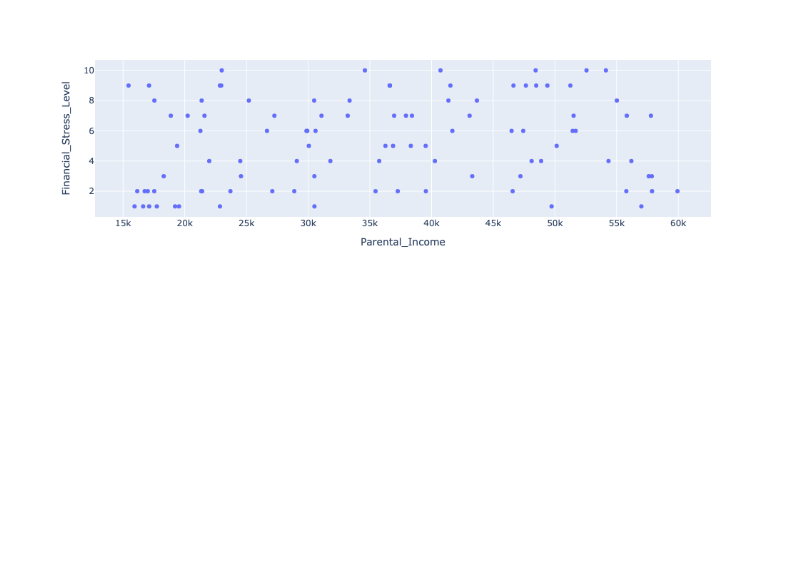
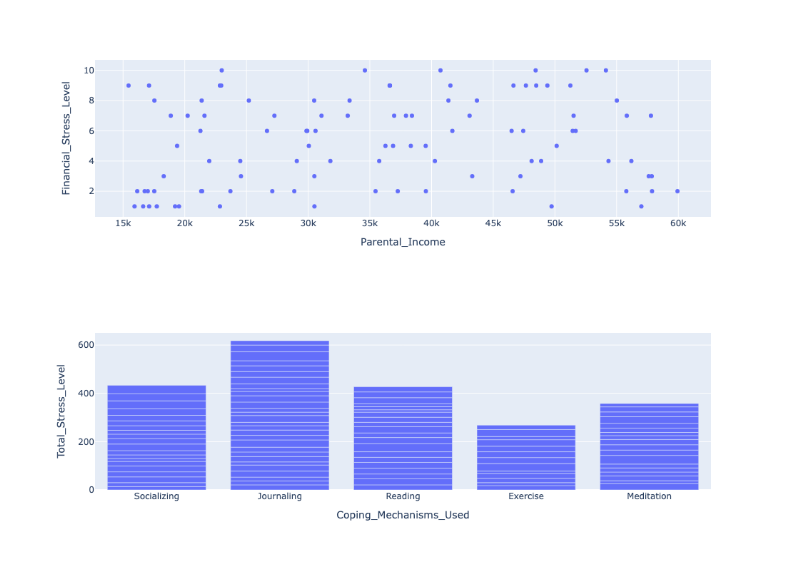
Before and after one commit to urielmartinez09/Project, a Jupyter notebook: Uriel_Martinez.ipynb, the cells around one changed output. Drawn from its saved outputs; the diff is of its cells as text; code cells hidden in the pictures; blank space fills up the shorter version.

```diff
--- a/Uriel_Martinez.ipynb
+++ b/Uriel_Martinez.ipynb
@@ -42,4 +42,6 @@ px.scatter(DF,x='Parental_Income',y='Financial_Stress_Level')
 # %% [output]
 [figure]
 # %%
-px.scatter(DF,x='Family_Support',y=''
+px.bar(DF,x='Coping_Mechanisms_Used',y='Total_Stress_Level')
+# %% [output]
+[figure, added]
```
Also changed, not shown: parts of 1 cell of this notebook.
